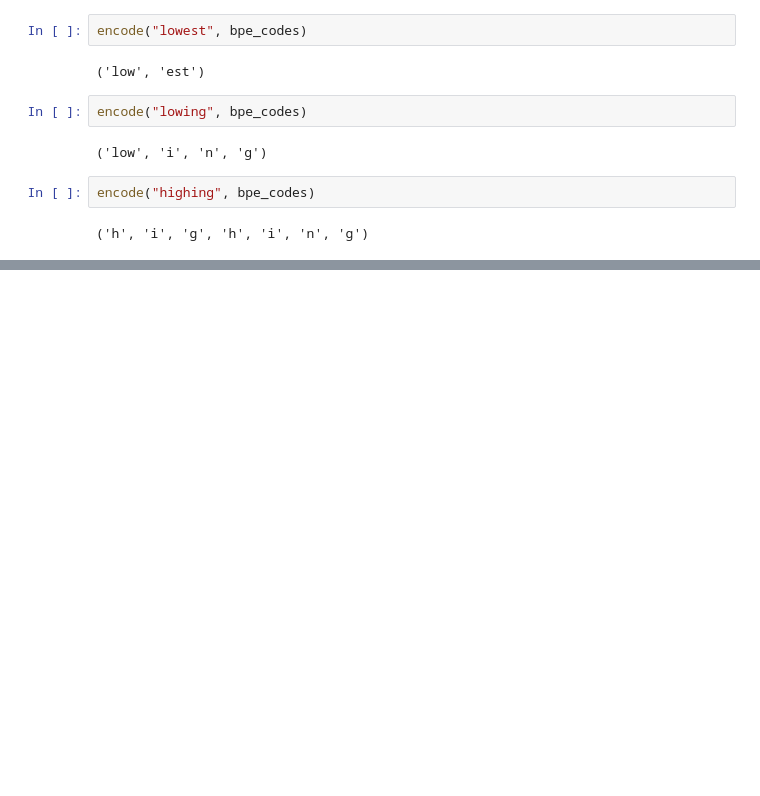
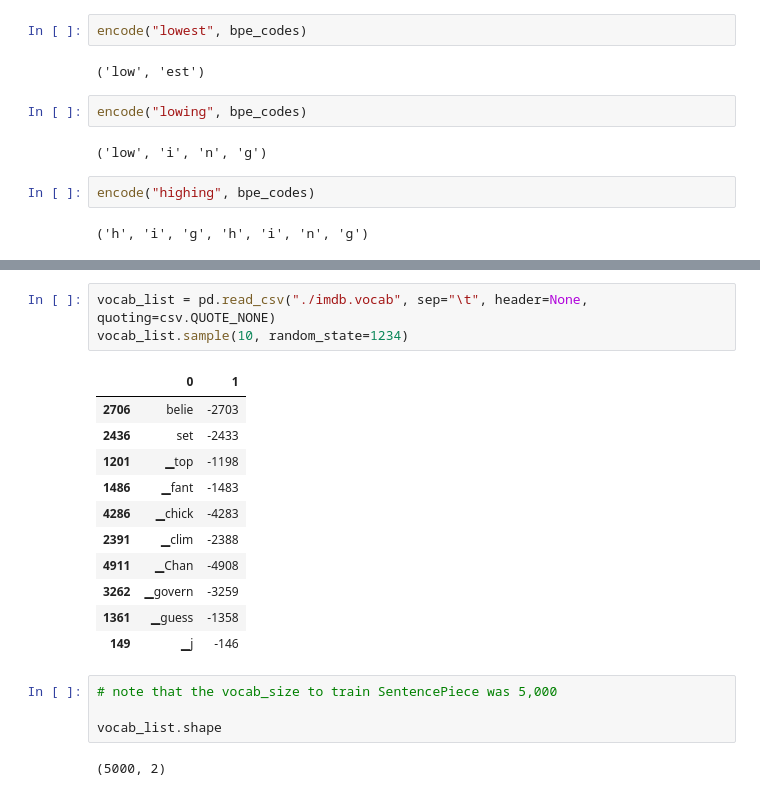
Before and after one commit to youjin2/ds, a Jupyter notebook: ds093/notebooks/tokenizer.ipynb, the cells around one changed output, grey strips where cells are left out. Saved outputs shown, nothing was run; the diff lists cells and outputs as text; blank space fills up the shorter version.

```diff
--- a/ds093/notebooks/tokenizer.ipynb
+++ b/ds093/notebooks/tokenizer.ipynb
@@ -265,0 +353,21 @@ encode("highing", bpe_codes)
+# %%
+vocab_list = pd.read_csv("./imdb.vocab", sep="\t", header=None, quoting=csv.QUOTE_NONE)
+vocab_list.sample(10, random_state=1234)
+# %% [output]
+|  | 0 | 1 |
+| 2706 | belie | -2703 |
+| 2436 | set | -2433 |
+| 1201 | ▁top | -1198 |
+| 1486 | ▁fant | -1483 |
+| 4286 | ▁chick | -4283 |
+| 2391 | ▁clim | -2388 |
+| 4911 | ▁Chan | -4908 |
+| 3262 | ▁govern | -3259 |
+| 1361 | ▁guess | -1358 |
+| 149 | ▁j | -146 |
+# %%
+# note that the vocab_size to train SentencePiece was 5,000
+
+vocab_list.shape
+# %% [output]
+(5000, 2)
```
Also changed, not shown: parts of 69 cells of this notebook, 2 other files.
